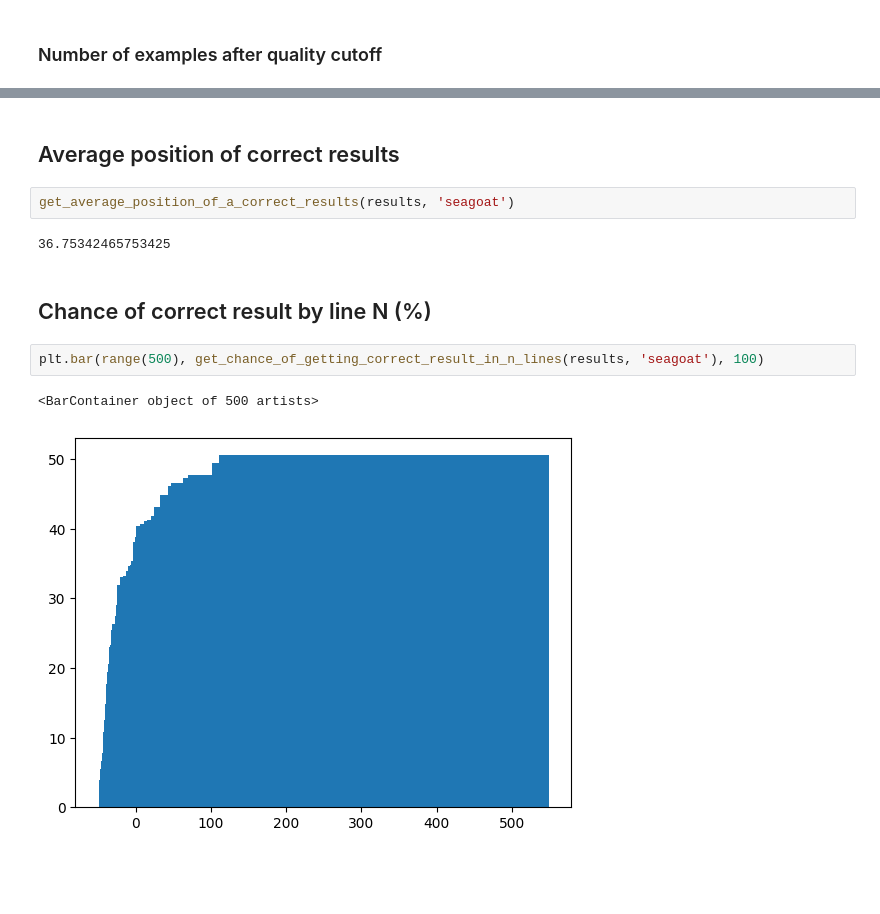
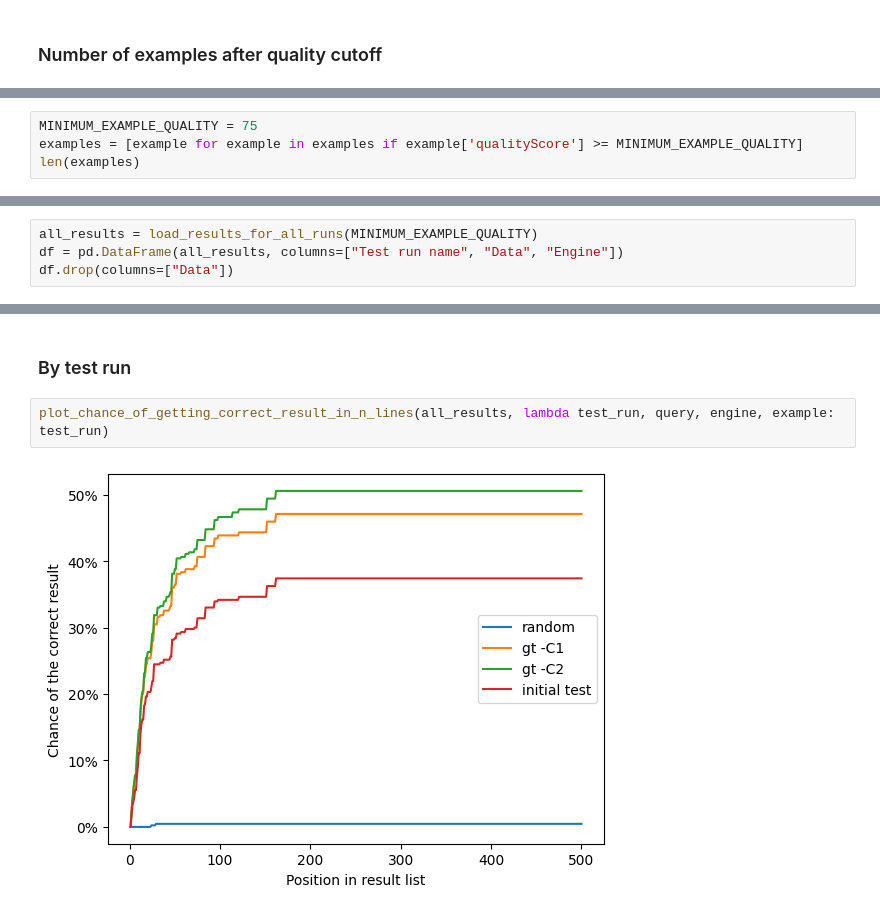
Before and after one commit to kantord/SeaGOAT, a Jupyter notebook: benchmark/benchmark.ipynb, the cells around one changed output, grey strips where cells are left out. Cells and saved outputs as stored; diff of their text form; blank space fills up the shorter version.

```diff
--- a/benchmark/benchmark.ipynb
+++ b/benchmark/benchmark.ipynb
@@ -62,0 +46,4 @@ len(results)
+# %%
+MINIMUM_EXAMPLE_QUALITY = 75
+examples = [example for example in examples if example['qualityScore'] >= MINIMUM_EXAMPLE_QUALITY]
+len(examples)
@@ -69,0 +61,4 @@ plt.hist([x['qualityScore'] for x in results], 10)
+# %%
+all_results = load_results_for_all_runs(MINIMUM_EXAMPLE_QUALITY)
+df = pd.DataFrame(all_results, columns=["Test run name", "Data", "Engine"])
+df.drop(columns=["Data"])
@@ -122,13 +121,6 @@ plt.hist(get_best_position_of_correct_results(results, 'seagoat'), 20)
-# %% [markdown]
-## Average position of correct results
-# %%
-get_average_position_of_a_correct_results(results, 'seagoat')
-# %% [output]
-36.75342465753425
-# %% [markdown]
-## Chance of correct result by line N (%)
-# %%
-plt.bar(range(500), get_chance_of_getting_correct_result_in_n_lines(results, 'seagoat'), 100)
-# %% [output]
-<BarContainer object of 500 artists>
-[figure, removed]
+# %% [markdown]
+### By test run
+# %%
+plot_chance_of_getting_correct_result_in_n_lines(all_results, lambda test_run, query, engine, example: test_run)
+# %% [output]
+[figure, added]
```
Also changed, not shown: parts of 30 cells of this notebook, 3 other files.
